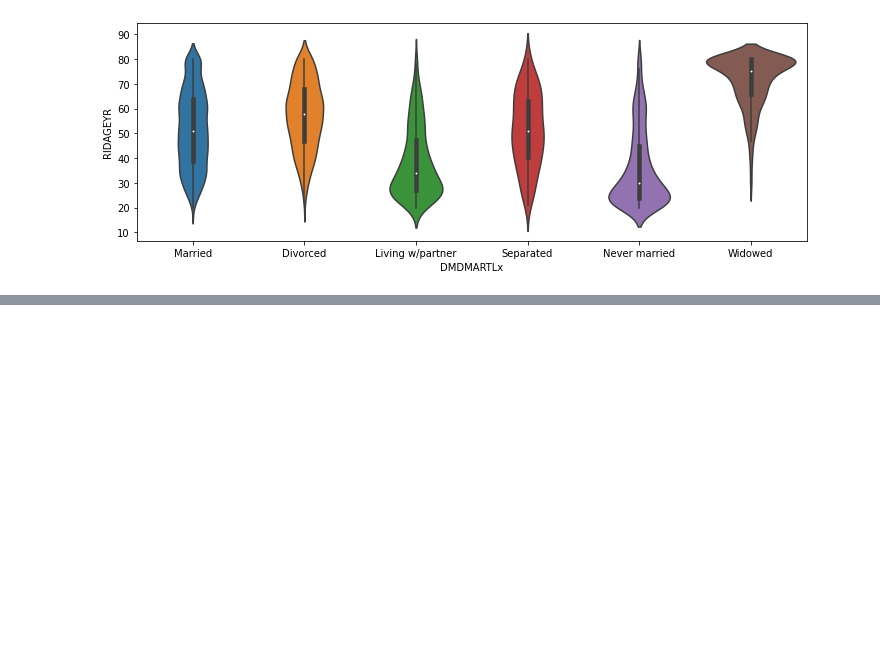
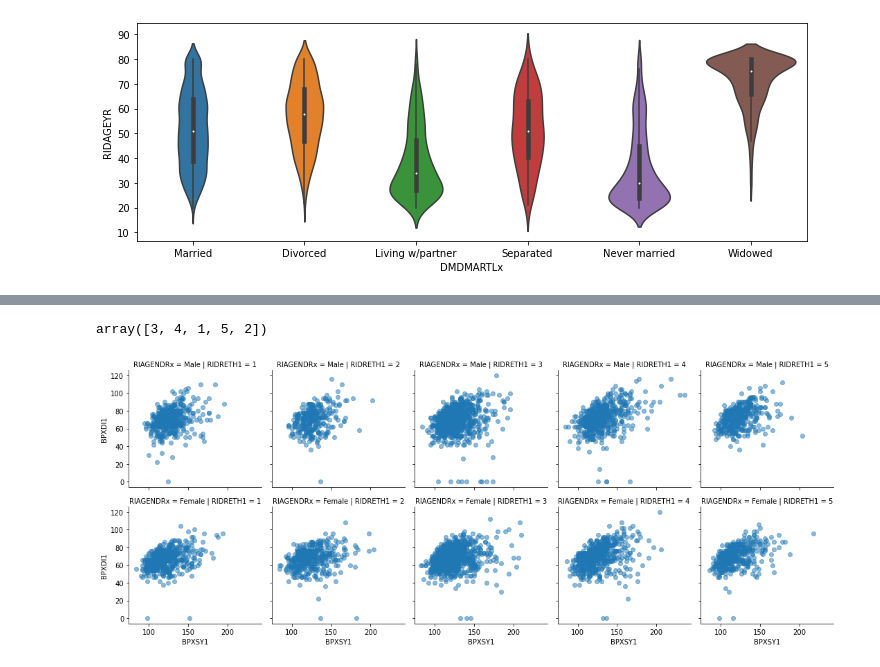
Before and after one commit to mxagar/statistics_with_python_coursera, a Jupyter notebook: 01_Visualization/lab/07_Multivariate_Analysis_NHANES_Dataset.ipynb, the cells around one changed output, grey strips where cells are left out. Saved outputs shown, nothing was run; the diff lists cells and outputs as text; code cells hidden in the pictures; blank space fills up the shorter version.

```diff
--- a/01_Visualization/lab/07_Multivariate_Analysis_NHANES_Dataset.ipynb
+++ b/01_Visualization/lab/07_Multivariate_Analysis_NHANES_Dataset.ipynb
@@ -236,0 +260,17 @@ a = sns.violinplot(x="DMDMARTLx", y="RIDAGEYR", data=db)
+# %%
+# How any ethnicity groups do we have?
+da["RIDRETH1"].unique()
+# %% [output]
+array([3, 4, 1, 5, 2])
+# %%
+# Scatterplots between the first systolic and the first diastolic blood pressure
+# Stratify the plots by gender (rows) and by race/ethnicity groups (columns)
+da["RIAGENDRx"] = da.RIAGENDR.replace({1: "Male", 2: "Female"})
+_ = sns.FacetGrid(data=da,
+                  col="RIDRETH1",
+                  row="RIAGENDRx").map(plt.scatter,
+                                       "BPXSY1",
+                                       "BPXDI1",
+                                       alpha=0.5).add_legend()
+# %% [output]
+[figure, added]
```
Also changed, not shown: parts of 12 cells of this notebook.
